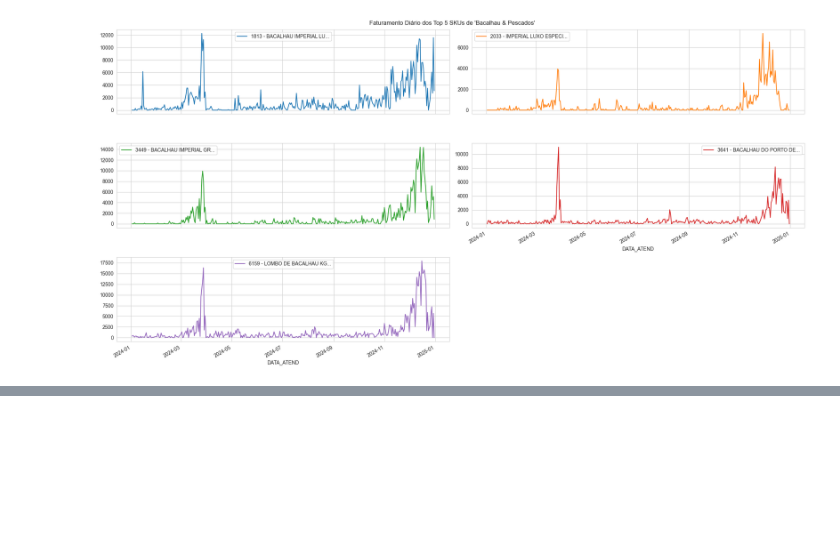
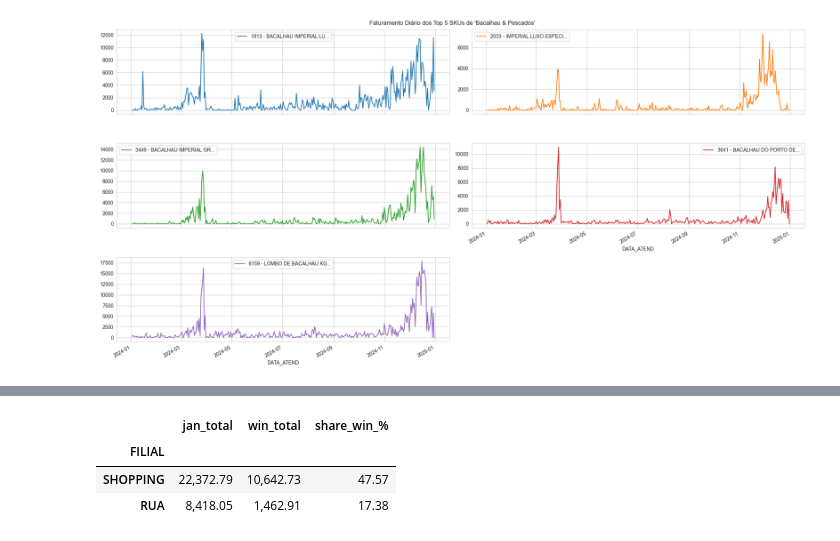
Before and after one commit to felipefsleal/Grupo6-ProjetoFinal, a Jupyter notebook: notebooks/01_eda.ipynb, the cells around one changed output, grey strips where cells are left out. Cells and saved outputs as stored; diff of their text form; code cells hidden in the pictures; blank space fills up the shorter version.

Commit message:
Melhora deep dive bacalhau - precisa ser organizado

```diff
--- a/notebooks/01_eda.ipynb
+++ b/notebooks/01_eda.ipynb
@@ -650,0 +691,96 @@ Gráfico de tendência diária por SKU salvo em: bacalhau_sku_daily_trends.png
+# %%
+# Bloco B — Deep Dive extra (Bacalhau & Pescados): recorrência, cross-SKU, concentração por FILIAL/tipo
+pd.options.display.float_format = "{:,.2f}".format
+
+# Filtra categoria-alvo
+df_bac = df_merged[df_merged['CATEGORIA'].str.upper().eq('BACALHAU & PESCADOS')].copy()
+
+if df_bac.empty:
+    print("Não há registros na categoria 'Bacalhau & Pescados'.")
+else:
+    # Preparação
+    df_bac['ANO'] = df_bac['DATA_ATEND'].dt.year
+    df_bac['MES'] = df_bac['DATA_ATEND'].dt.month
+    df_bac['DIA'] = df_bac['DATA_ATEND'].dt.day
+
+    # Janela candidata ao pico de janeiro
+    win_ini, win_fim = 12, 18
+
+    # 1) Recorrência temporal (jan)
+    jan = df_bac[df_bac['MES'] == 1].copy()
+    if jan.empty:
+        print("Sem registros de Bacalhau em janeiro.")
+    else:
+        daily_year = (jan.groupby(['ANO','DATA_ATEND'], as_index=False)['FATUR_VENDA'].sum()
+                        .assign(DIA=lambda d: d['DATA_ATEND'].dt.day))
+        daily_year['is_win'] = daily_year['DIA'].between(win_ini, win_fim).astype(int)
+
+        rec = (daily_year.groupby('ANO', as_index=False)
+               .agg(jan_total=('FATUR_VENDA','sum'),
+                    win_total=('FATUR_VENDA', lambda s: np.where(daily_year.loc[s.index,'is_win']==1, s, 0).sum()),
+                    max_idx=('FATUR_VENDA','idxmax')))
+        rec['max_data']  = daily_year.loc[rec['max_idx'], 'DATA_ATEND'].values
+        rec['max_valor'] = daily_year.loc[rec['max_idx'], 'FATUR_VENDA'].values
+        rec['share_jan_win_%'] = (rec['win_total']/rec['jan_total']*100).round(2)
+        rec = rec.drop(columns=['max_idx'])
+        print("\n[1] Recorrência temporal (Bacalhau em Janeiro):")
+        display(rec[['ANO','max_data','max_valor','share_jan_win_%']])
+
+        # 2) Amplitude cross-SKU (pico na janela >= 2x mediana de jan do próprio SKU)
+        sku_jan = jan.groupby(['SKU','DATA_ATEND'], as_index=False)['FATUR_VENDA'].sum()
+        sku_jan['DIA'] = sku_jan['DATA_ATEND'].dt.day
+        med_por_sku = sku_jan.groupby('SKU')['FATUR_VENDA'].median().rename('med_jan')
+        tmp = sku_jan.merge(med_por_sku, on='SKU', how='left')
+        tmp['is_spike'] = tmp['DIA'].between(win_ini, win_fim) & (tmp['FATUR_VENDA'] >= 2.0 * tmp['med_jan'])
+
+        cross = (tmp.groupby('SKU', as_index=False)
+                 .agg(med_jan=('med_jan','first'),
+                      spike_count=('is_spike','sum'),
+                      max_jan=('FATUR_VENDA','max'))
+                 .sort_values('spike_count', ascending=False))
+        n_skus_spike = (cross['spike_count'] > 0).sum()
+        print(f"\n[2] Amplitude cross-SKU na janela {win_ini}-{win_fim} de janeiro:")
+        print(f"SKUs com pico (>=2x mediana): {n_skus_spike} de {cross['SKU'].nunique()}")
+        display(cross.head(10))
+
+        # 3) Concentração por FILIAL e por tipo (Rua vs Shopping)
+        if 'FILIAL' not in jan.columns:
+            print("\n[3] Concentração por FILIAL: coluna 'FILIAL' não encontrada — pulando este check.")
+            reg = None
+        else:
+            jan['FILIAL_TIPO'] = np.where(
+                jan['FILIAL'].astype(str).str.upper().str.contains('SHOPPING|SHOP|MALL', na=False),
+                'Shopping', 'Rua'
+            )
+            win = jan[jan['DIA'].between(win_ini, win_fim)]
+            reg_win = win.groupby('FILIAL')['FATUR_VENDA'].sum().rename('win_total')
+            reg_jan = jan.groupby('FILIAL')['FATUR_VENDA'].sum().rename('jan_total')
+            reg = reg_jan.to_frame().join(reg_win, how='left').fillna(0.0)
+            reg = reg.assign(**{'share_win_%': (reg['win_total']/reg['jan_total']*100).round(2)}).sort_values('share_win_%', ascending=False)
+
+            print(f"\n[3] Concentração por FILIAL na janela {win_ini}-{win_fim} de janeiro:")
+            display(reg.head(10))
+
+            # Por tipo (Rua vs Shopping)
+            tipo = jan.groupby('FILIAL_TIPO')['FATUR_VENDA'].sum().rename('jan_total').to_frame()
+            tipo_win = win.groupby('FILIAL_TIPO')['FATUR_VENDA'].sum().rename('win_total')
+            tipo = tipo.join(tipo_win, how='left').fillna(0.0)
+            tipo = tipo.assign(**{'share_win_%': (tipo['win_total']/tipo['jan_total']*100).round(2)}).sort_values('share_win_%', ascending=False)
+
+            print("\n[3b] Concentração por tipo de loja (Rua vs Shopping):")
+            display(tipo)
+
+        # Heurística — resumo
+        print("\n--- Heurística (resumo) ---")
+        sinais = []
+        if (rec['share_jan_win_%'] >= 25).any():
+            sinais.append("Recorrência potencial (share da janela ≥ 25% em algum ano).")
+        if n_skus_spike >= 3:
+            sinais.append("Amplitude cross-SKU (≥ 3 SKUs com pico na janela).")
+        if isinstance(reg, pd.DataFrame) and (reg['share_win_%'] >= 40).any():
+            sinais.append("Concentração forte por FILIAL (janela ≥ 40% do jan da filial).")
+        if sinais:
+            print("Sinais a favor de criar uma feature focalizada:", *("\n- " + s for s in sinais), sep="")
+        else:
+            print("Sem sinais fortes de recorrência/amplitude/concentração → evitar feature ad-hoc por enquanto.")
+# %% [output]
@@ -650,0 +804,4 @@ Gráfico de tendência diária por SKU salvo em: bacalhau_sku_daily_trends.png
+|  | jan_total | win_total | share_win_% |
+| FILIAL |  |  |  |
+| SHOPPING | 22,372.79 | 10,642.73 | 47.57 |
+| RUA | 8,418.05 | 1,462.91 | 17.38 |
```
Also changed, not shown: parts of 6 cells of this notebook.
